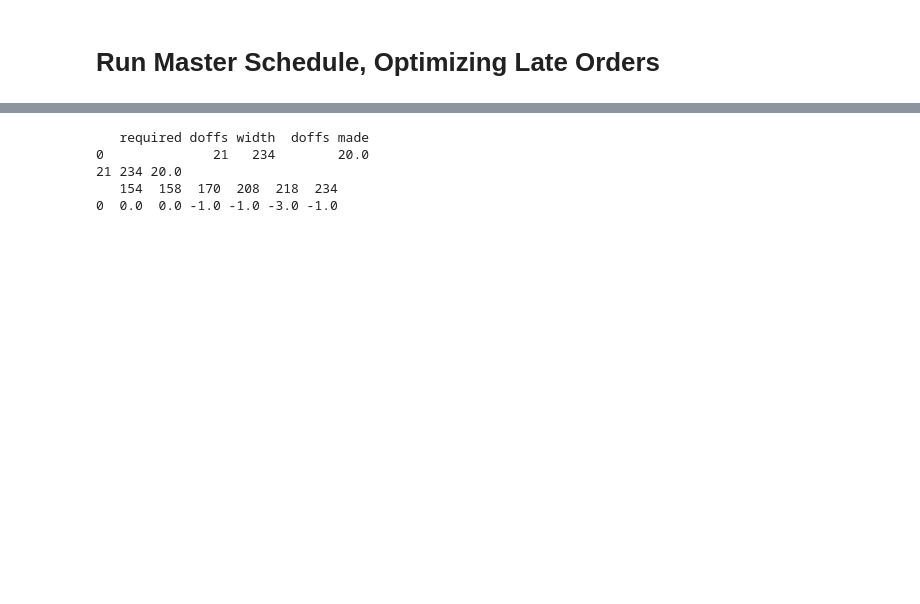
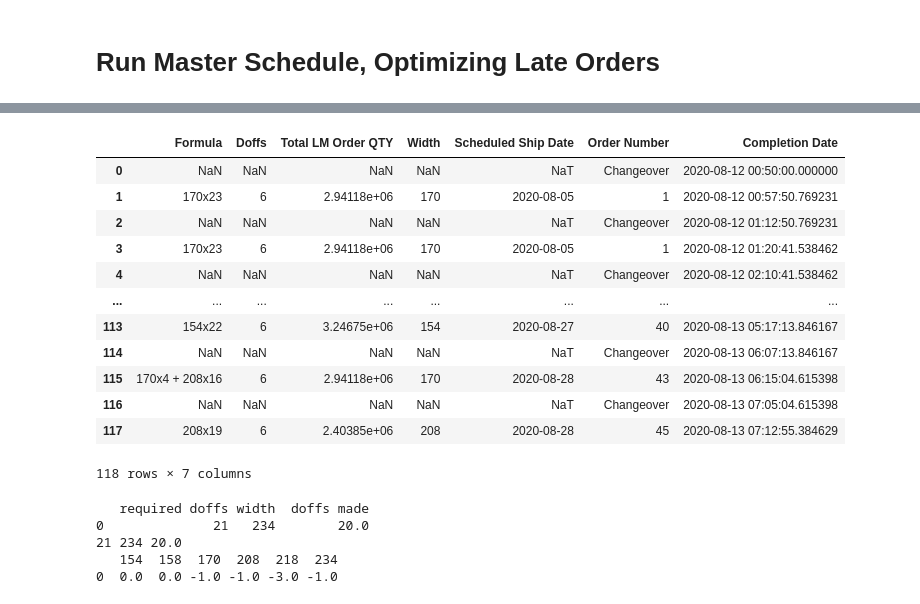
Before and after one commit to wesleybeckner/decklizer, a Jupyter notebook: notebooks/Deckle Optimizer.ipynb, the cells around one changed output, grey strips where cells are left out. Cells and saved outputs as stored; diff of their text form; code cells hidden in the pictures; blank space fills up the shorter version.

```diff
--- a/notebooks/Deckle Optimizer.ipynb
+++ b/notebooks/Deckle Optimizer.ipynb
@@ -208,0 +225,16 @@ optimize_late_orders(sol, widths, neckin, df_filtered, L, set_readable=True)
+# %%
+optimize_schedule(sol, widths, neckin, df_filtered, L, setup_df, speed_df, doffs_in_jumbo)
+# %% [output]
+|  | Formula | Doffs | Total LM Order QTY | Width | Scheduled Ship Date | Order Number | Completion Date |
+| 0 | NaN | NaN | NaN | NaN | NaT | Changeover | 2020-08-12 00:50:00.000000 |
+| 1 | 170x23 | 6 | 2.94118e+06 | 170 | 2020-08-05 | 1 | 2020-08-12 00:57:50.769231 |
+| 2 | NaN | NaN | NaN | NaN | NaT | Changeover | 2020-08-12 01:12:50.769231 |
+| 3 | 170x23 | 6 | 2.94118e+06 | 170 | 2020-08-05 | 1 | 2020-08-12 01:20:41.538462 |
+| 4 | NaN | NaN | NaN | NaN | NaT | Changeover | 2020-08-12 02:10:41.538462 |
+| ... | ... | ... | ... | ... | ... | ... | ... |
+| 113 | 154x22 | 6 | 3.24675e+06 | 154 | 2020-08-27 | 40 | 2020-08-13 05:17:13.846167 |
+| 114 | NaN | NaN | NaN | NaN | NaT | Changeover | 2020-08-13 06:07:13.846167 |
+| 115 | 170x4 + 208x16 | 6 | 2.94118e+06 | 170 | 2020-08-28 | 43 | 2020-08-13 06:15:04.615398 |
+| 116 | NaN | NaN | NaN | NaN | NaT | Changeover | 2020-08-13 07:05:04.615398 |
+| 117 | 208x19 | 6 | 2.40385e+06 | 208 | 2020-08-28 | 45 | 2020-08-13 07:12:55.384629 |
+118 rows × 7 columns
```
Also changed, not shown: parts of 13 cells of this notebook, 3 other files.
